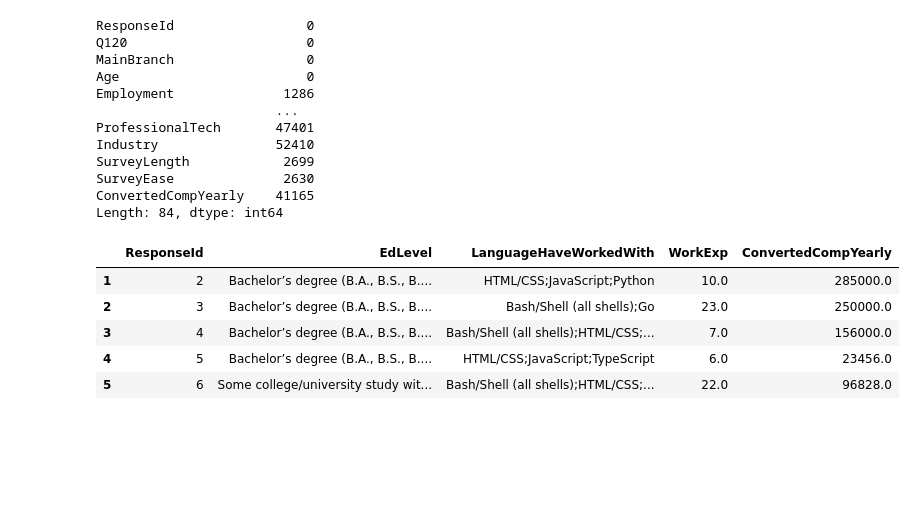
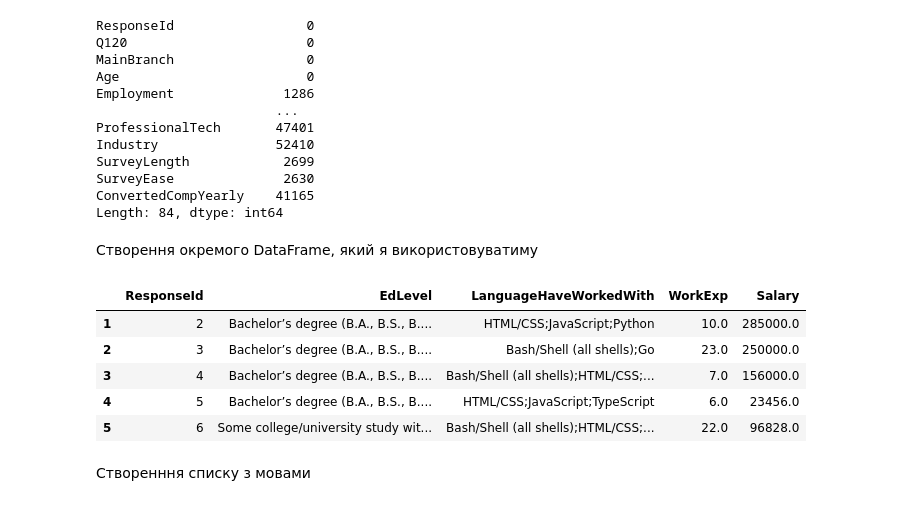
Before and after one commit to anonjustchillin/MachineLearning_labs, a Jupyter notebook: lin_reg_task/task2.ipynb, the cells around one changed output. Cells and saved outputs as stored; diff of their text form; code cells hidden in the pictures; blank space fills up the shorter version.

```diff
--- a/lin_reg_task/task2.ipynb
+++ b/lin_reg_task/task2.ipynb
@@ -30,19 +37,25 @@ SurveyLength            2699
 SurveyEase              2630
 ConvertedCompYearly    41165
 Length: 84, dtype: int64
+# %% [markdown]
+Створення окремого DataFrame, який я використовуватиму
 # %%
 df = dataset[['ResponseId', 'EdLevel', 'LanguageHaveWorkedWith', 'WorkExp', 'ConvertedCompYearly']]
 df = df.dropna(subset=['ConvertedCompYearly'])
 df = df.dropna(subset=['LanguageHaveWorkedWith'])
+df = df.dropna(subset=['WorkExp'])
 df['EdLevel'] = df['EdLevel'].astype('category')
+df.rename({'ConvertedCompYearly': 'Salary'}, axis=1, inplace=True)
 df.head()
 # %% [output]
-|  | ResponseId | EdLevel | LanguageHaveWorkedWith | WorkExp | ConvertedCompYearly |
+|  | ResponseId | EdLevel | LanguageHaveWorkedWith | WorkExp | Salary |
 | 1 | 2 | Bachelor’s degree (B.A., B.S., B.... | HTML/CSS;JavaScript;Python | 10.0 | 285000.0 |
 | 2 | 3 | Bachelor’s degree (B.A., B.S., B.... | Bash/Shell (all shells);Go | 23.0 | 250000.0 |
 | 3 | 4 | Bachelor’s degree (B.A., B.S., B.... | Bash/Shell (all shells);HTML/CSS;... | 7.0 | 156000.0 |
 | 4 | 5 | Bachelor’s degree (B.A., B.S., B.... | HTML/CSS;JavaScript;TypeScript | 6.0 | 23456.0 |
 | 5 | 6 | Some college/university study wit... | Bash/Shell (all shells);HTML/CSS;... | 22.0 | 96828.0 |
+# %% [markdown]
+Створенння списку з мовами
 # %%
 unique_languages = set(x.strip() for my_list in df['LanguageHaveWorkedWith'].dropna() for x in my_list.split(';'))
 unique_languages
```
Also changed, not shown: parts of 42 cells of this notebook, 1 other file.
